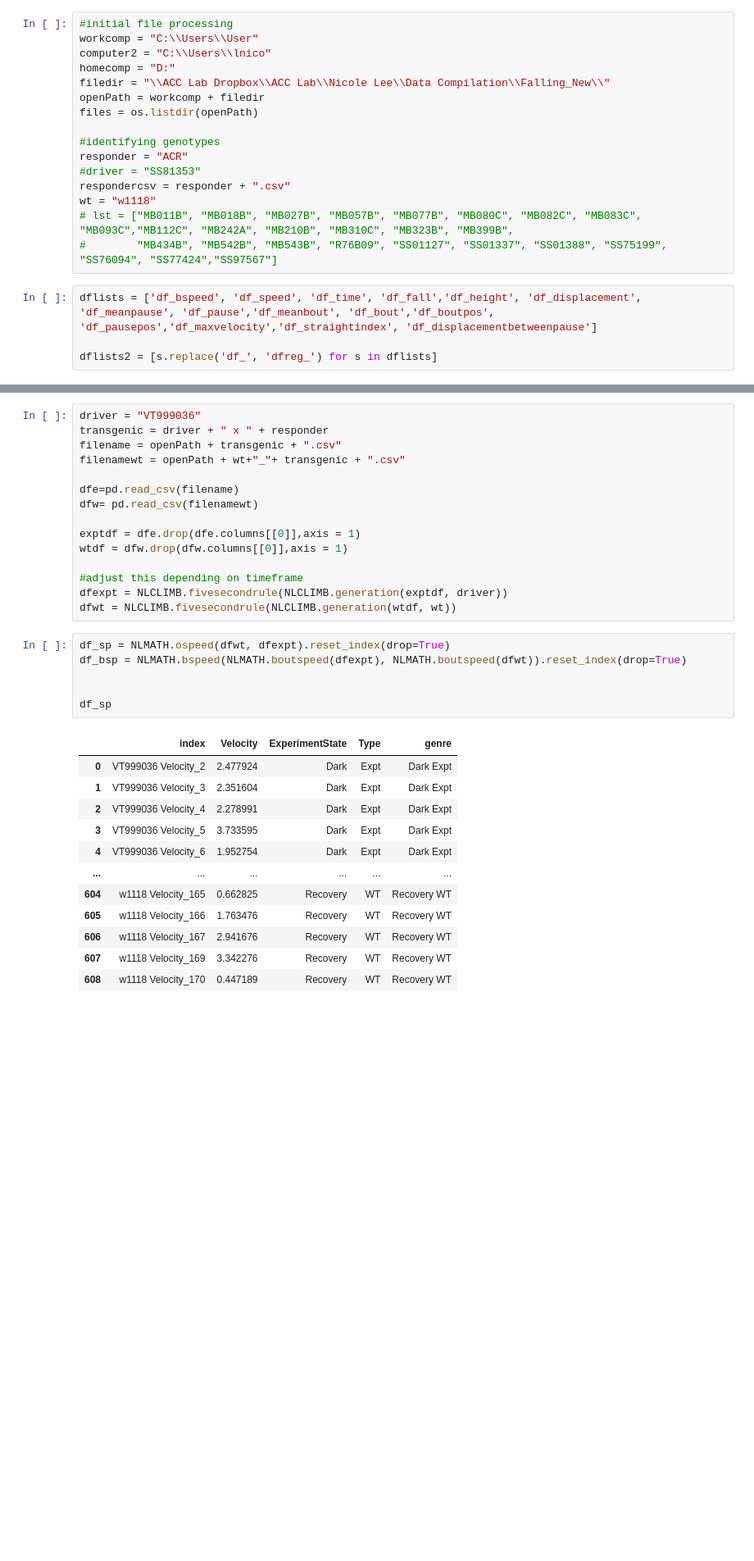
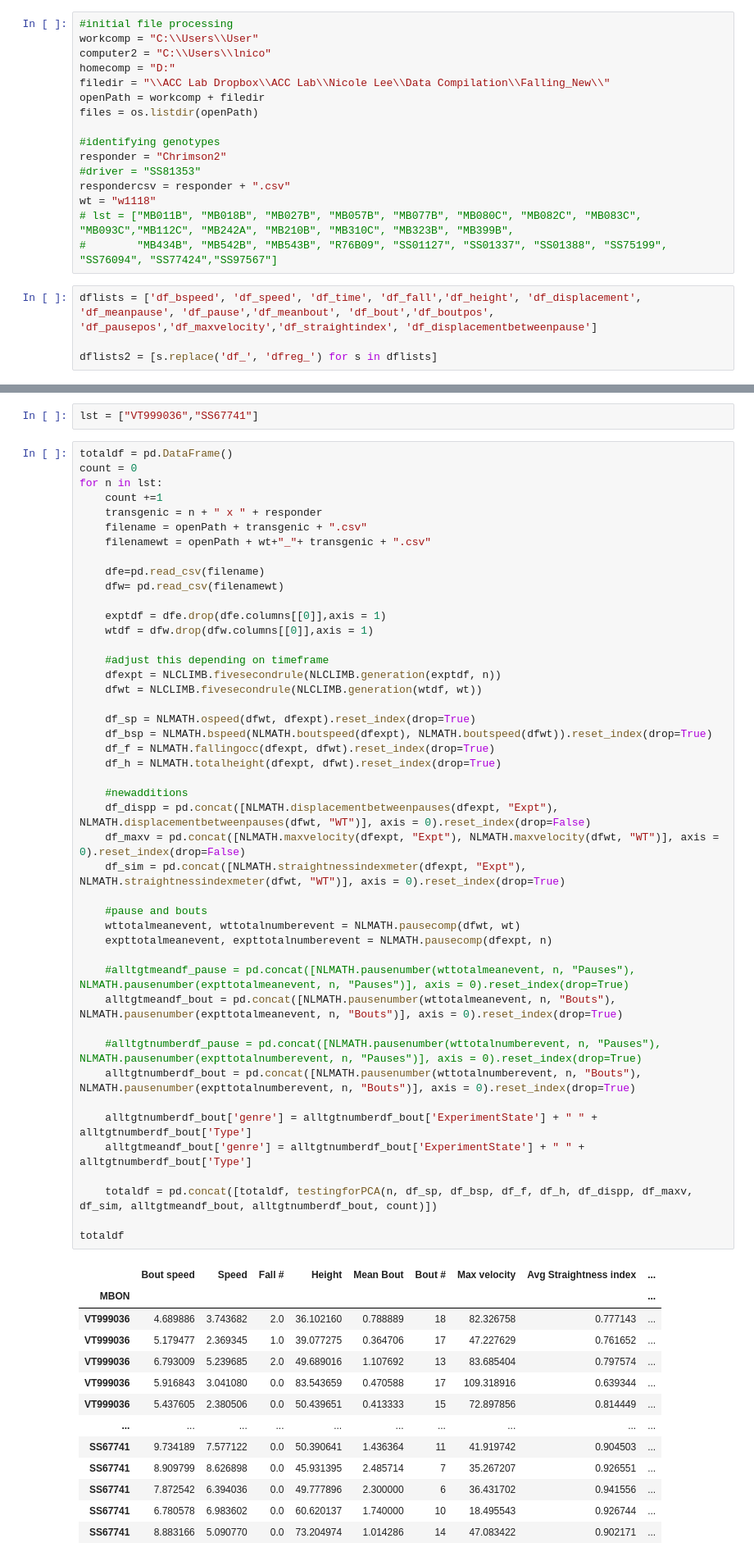
Before and after one commit to lnicole08/deltaG_screen, a Jupyter notebook: Heatmappotofu_1.ipynb, the cells around one changed output, grey strips where cells are left out. Shown at 82% size. Drawn from its saved outputs; the diff is of its cells as text; blank space fills up the shorter version.

```diff
--- a/Heatmappotofu_1.ipynb
+++ b/Heatmappotofu_1.ipynb
@@ -44,7 +47,7 @@ openPath = workcomp + filedir
 files = os.listdir(openPath)
 
 #identifying genotypes
-responder = "ACR"
+responder = "Chrimson2"
 #driver = "SS81353"
 respondercsv = responder + ".csv"
 wt = "w1118"
@@ -57,34 +78,61 @@ dflists2 = [s.replace('df_', 'dfreg_') for s in dflists]
 # %%
-driver = "VT999036"
-transgenic = driver + " x " + responder
-filename = openPath + transgenic + ".csv"
-filenamewt = openPath + wt+"_"+ transgenic + ".csv"
-
-dfe=pd.read_csv(filename)
-dfw= pd.read_csv(filenamewt)
-
-exptdf = dfe.drop(dfe.columns[[0]],axis = 1)
-wtdf = dfw.drop(dfw.columns[[0]],axis = 1)
-
-#adjust this depending on timeframe
-dfexpt = NLCLIMB.fivesecondrule(NLCLIMB.generation(exptdf, driver))
-dfwt = NLCLIMB.fivesecondrule(NLCLIMB.generation(wtdf, wt))
+lst = ["VT999036","SS67741"]
 # %%
-df_sp = NLMATH.ospeed(dfwt, dfexpt).reset_index(drop=True)
-df_bsp = NLMATH.bspeed(NLMATH.boutspeed(dfexpt), NLMATH.boutspeed(dfwt)).reset_index(drop=True)
+totaldf = pd.DataFrame()
+count = 0
+for n in lst:
+    count +=1
+    transgenic = n + " x " + responder
+    filename = openPath + transgenic + ".csv"
+    filenamewt = openPath + wt+"_"+ transgenic + ".csv"
 
+    dfe=pd.read_csv(filename)
+    dfw= pd.read_csv(filenamewt)
 
-df_sp
+    exptdf = dfe.drop(dfe.columns[[0]],axis = 1)
+    wtdf = dfw.drop(dfw.columns[[0]],axis = 1)
+
+    #adjust this depending on timeframe
+    dfexpt = NLCLIMB.fivesecondrule(NLCLIMB.generation(exptdf, n))
+    dfwt = NLCLIMB.fivesecondrule(NLCLIMB.generation(wtdf, wt))
+
+    df_sp = NLMATH.ospeed(dfwt, dfexpt).reset_index(drop=True)
+    df_bsp = NLMATH.bspeed(NLMATH.boutspeed(dfexpt), NLMATH.boutspeed(dfwt)).reset_index(drop=True)
+    df_f = NLMATH.fallingocc(dfexpt, dfwt).reset_index(drop=True)
+    df_h = NLMATH.totalheight(dfexpt, dfwt).reset_index(drop=True)
+
+    #newadditions
+    df_dispp = pd.concat([NLMATH.displacementbetweenpauses(dfexpt, "Expt"), NLMATH.displacementbetweenpauses(dfwt, "WT")], axis = 0).reset_index(drop=False)
+    df_maxv = pd.concat([NLMATH.maxvelocity(dfexpt, "Expt"), NLMATH.maxvelocity(dfwt, "WT")], axis = 0).reset_index(drop=False)
+    df_sim = pd.concat([NLMATH.straightnessindexmeter(dfexpt, "Expt"), NLMATH.straightnessindexmeter(dfwt, "WT")], axis = 0).reset_index(drop=True)
+
+    #pause and bouts
+    wttotalmeanevent, wttotalnumberevent = NLMATH.pausecomp(dfwt, wt)
+    expttotalmeanevent, expttotalnumberevent = NLMATH.pausecomp(dfexpt, n)
+
+    #alltgtmeandf_pause = pd.concat([NLMATH.pausenumber(wttotalmeanevent, n, "Pauses"), NLMATH.pausenumber(expttotalmeanevent, n, "Pauses")], axis = 0).reset_index(drop=True)
+    alltgtmeandf_bout = pd.concat([NLMATH.pausenumber(wttotalmeanevent, n, "Bouts"), NLMATH.pausenumber(expttotalmeanevent, n, "Bouts")], axis = 0).reset_index(drop=True)
+
+    #alltgtnumberdf_pause = pd.concat([NLMATH.pausenumber(wttotalnumberevent, n, "Pauses"), NLMATH.pausenumber(expttotalnumberevent, n, "Pauses")], axis = 0).reset_index(drop=True)
+    alltgtnumberdf_bout = pd.concat([NLMATH.pausenumber(wttotalnumberevent, n, "Bouts"), NLMATH.pausenumber(expttotalnumberevent, n, "Bouts")], axis = 0).reset_index(drop=True)
+
+    alltgtnumberdf_bout['genre'] = alltgtnumberdf_bout['ExperimentState'] + " " + alltgtnumberdf_bout['Type']
+    alltgtmeandf_bout['genre'] = alltgtnumberdf_bout['ExperimentState'] + " " + alltgtnumberdf_bout['Type']
+
+    totaldf = pd.concat([totaldf, testingforPCA(n, df_sp, df_bsp, df_f, df_h, df_dispp, df_maxv, df_sim, alltgtmeandf_bout, alltgtnumberdf_bout, count)])
+
+totaldf
 # %% [output]
-|  | index | Velocity | ExperimentState | Type | genre |
-| 0 | VT999036 Velocity_2 | 2.477924 | Dark | Expt | Dark Expt |
-| 1 | VT999036 Velocity_3 | 2.351604 | Dark | Expt | Dark Expt |
-| 2 | VT999036 Velocity_4 | 2.278991 | Dark | Expt | Dark Expt |
-| 3 | VT999036 Velocity_5 | 3.733595 | Dark | Expt | Dark Expt |
-| 4 | VT999036 Velocity_6 | 1.952754 | Dark | Expt | Dark Expt |
-| ... | ... | ... | ... | ... | ... |
-| 604 | w1118 Velocity_165 | 0.662825 | Recovery | WT | Recovery WT |
-| 605 | w1118 Velocity_166 | 1.763476 | Recovery | WT | Recovery WT |
-| 606 | w1118 Velocity_167 | 2.941676 | Recovery | WT | Recovery WT |
-| 607 | w1118 Velocity_169 | 3.342276 | Recovery | WT | Recovery WT |
-| 608 | w1118 Velocity_170 | 0.447189 | Recovery | WT | Recovery WT |
+|  | Bout speed | Speed | Fall # | Height | Mean Bout | Bout # | Max velocity | Avg Straightness index | ... |
+| MBON |  |  |  |  |  |  |  |  | ... |
+| VT999036 | 4.689886 | 3.743682 | 2.0 | 36.102160 | 0.788889 | 18 | 82.326758 | 0.777143 | ... |
+| VT999036 | 5.179477 | 2.369345 | 1.0 | 39.077275 | 0.364706 | 17 | 47.227629 | 0.761652 | ... |
+| VT999036 | 6.793009 | 5.239685 | 2.0 | 49.689016 | 1.107692 | 13 | 83.685404 | 0.797574 | ... |
+| VT999036 | 5.916843 | 3.041080 | 0.0 | 83.543659 | 0.470588 | 17 | 109.318916 | 0.639344 | ... |
+| VT999036 | 5.437605 | 2.380506 | 0.0 | 50.439651 | 0.413333 | 15 | 72.897856 | 0.814449 | ... |
+| ... | ... | ... | ... | ... | ... | ... | ... | ... | ... |
+| SS67741 | 9.734189 | 7.577122 | 0.0 | 50.390641 | 1.436364 | 11 | 41.919742 | 0.904503 | ... |
+| SS67741 | 8.909799 | 8.626898 | 0.0 | 45.931395 | 2.485714 | 7 | 35.267207 | 0.926551 | ... |
+| SS67741 | 7.872542 | 6.394036 | 0.0 | 49.777896 | 2.300000 | 6 | 36.431702 | 0.941556 | ... |
+| SS67741 | 6.780578 | 6.983602 | 0.0 | 60.620137 | 1.740000 | 10 | 18.495543 | 0.926744 | ... |
+| SS67741 | 8.883166 | 5.090770 | 0.0 | 73.204974 | 1.014286 | 14 | 47.083422 | 0.902171 | ... |
```
Also changed, not shown: parts of 11 cells of this notebook.
